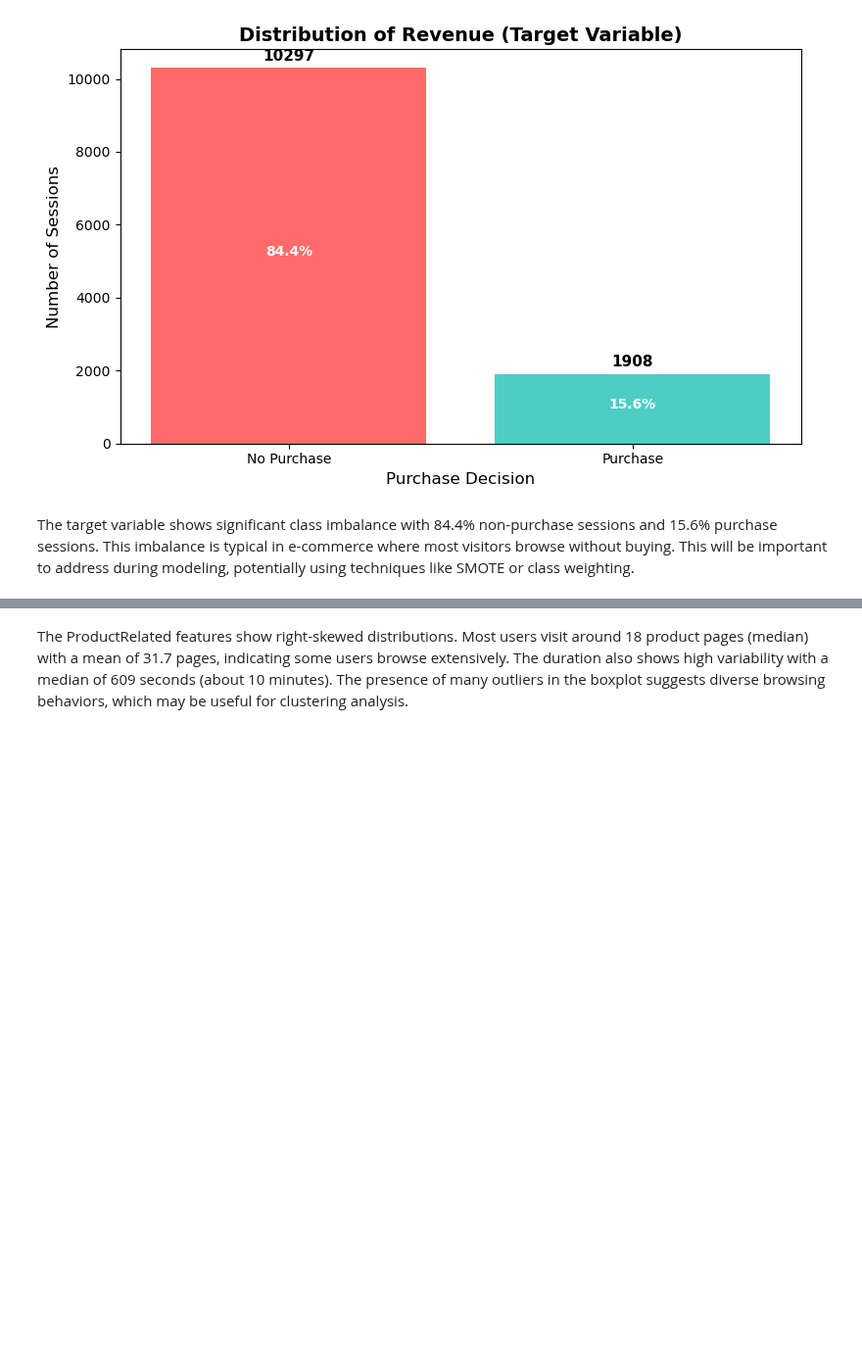
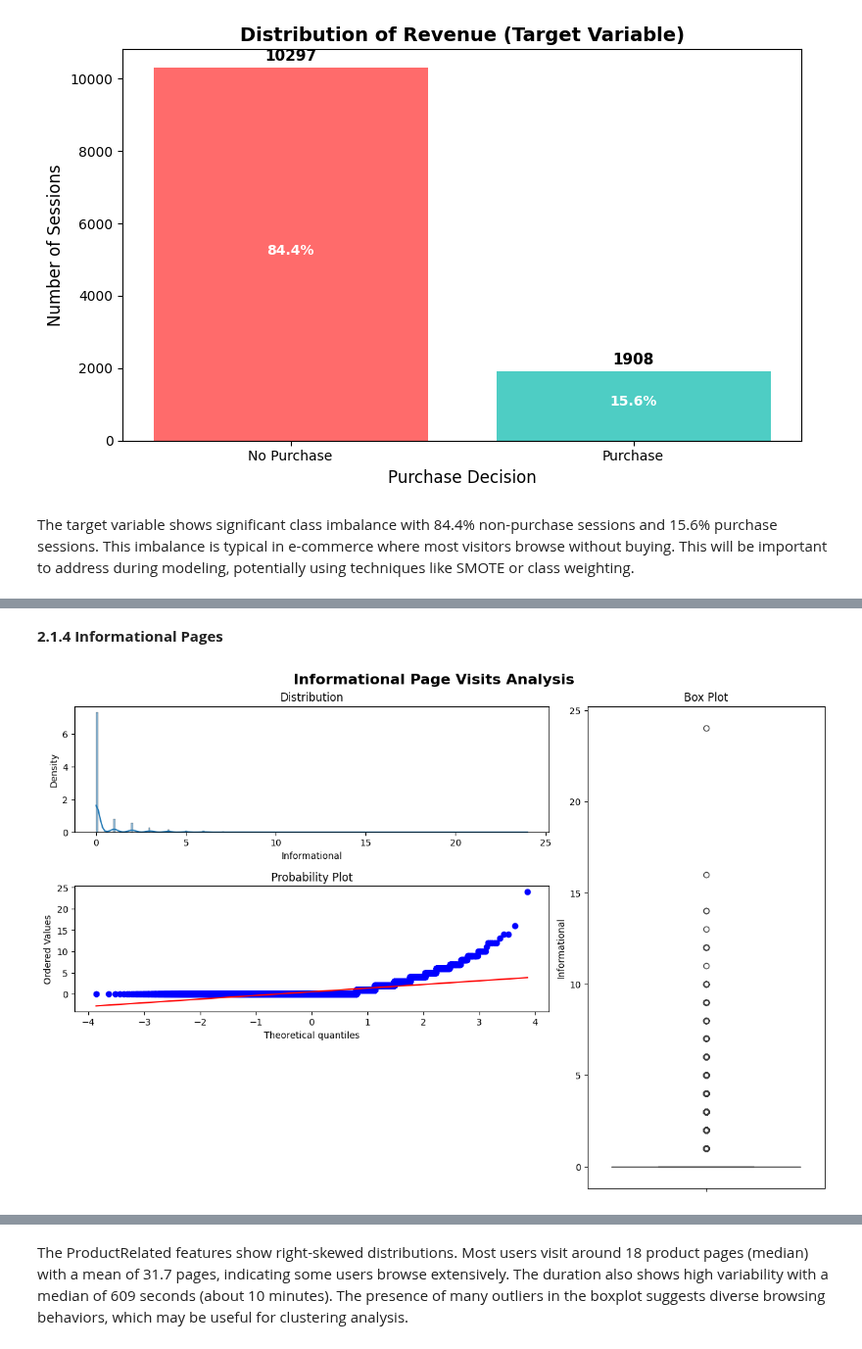
Before and after one commit to JackyDo2005/A3_PDS_RMIT, a Jupyter notebook: Assignment3.ipynb, the cells around one changed output, grey strips where cells are left out. Shown at 98% size. Cells and saved outputs as stored; diff of their text form; code cells hidden in the pictures; blank space fills up the shorter version.

```diff
--- a/Assignment3.ipynb
+++ b/Assignment3.ipynb
@@ -402,0 +589,6 @@ The target variable shows significant class imbalance with 84.4% non-purchase se
+# %% [markdown]
+**2.1.4 Informational Pages**
+# %%
+plotting_3_chart(df, 'Informational', plot_title='Informational Page Visits Analysis')
+# %% [output]
+[figure, added]
```
Also changed, not shown: parts of 63 cells of this notebook, 1 other file.
